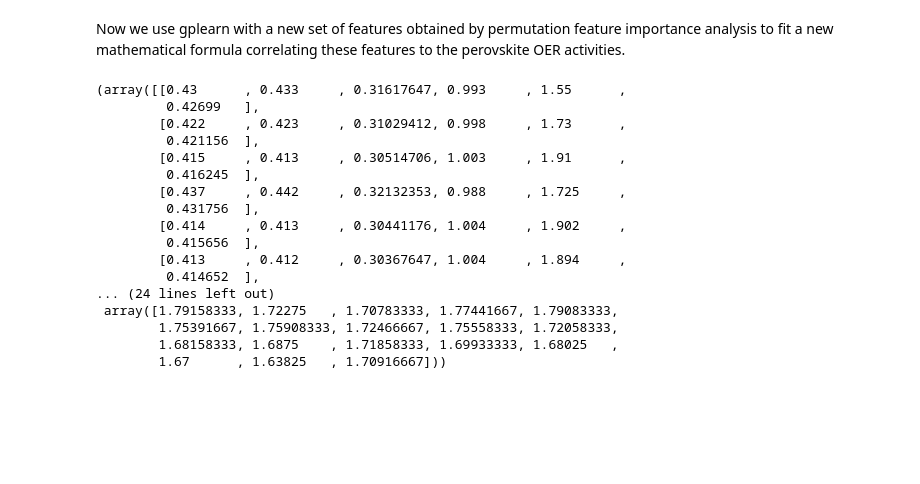
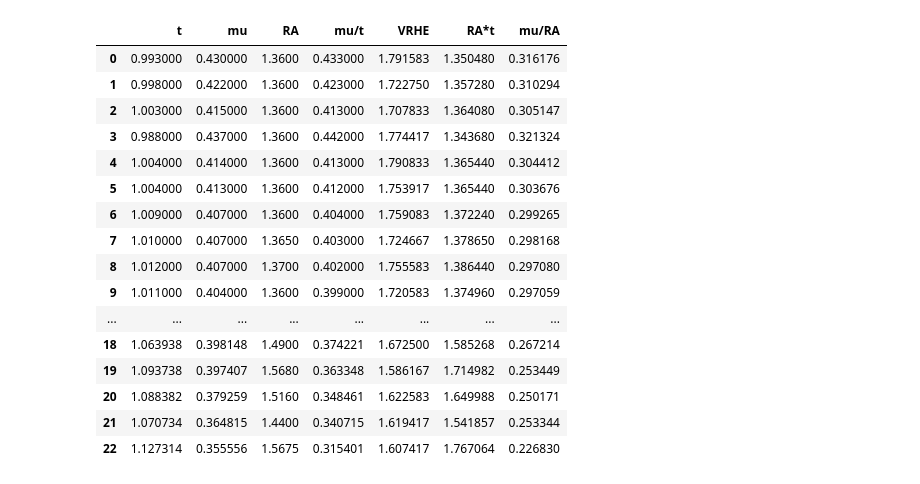
Before and after one commit to kevin-ymx/neural-net_perovskiteOER, a Jupyter notebook: 3_gplearn.ipynb, the cells around one changed output. Saved outputs shown, nothing was run; the diff lists cells and outputs as text; code cells hidden in the pictures; blank space fills up the shorter version.

```diff
--- a/3_gplearn.ipynb
+++ b/3_gplearn.ipynb
@@ -1,37 +1,28 @@
-# %% [markdown]
-Now we use gplearn with a new set of features obtained by permutation feature importance analysis to fit a new mathematical formula correlating these features to the perovskite OER activities.
 # %%
 import numpy as np
 import pandas as pd
 from gplearn.genetic import SymbolicRegressor
 from sklearn.metrics import mean_absolute_error
 from collections import defaultdict
 
-df = pd.read_excel("data_gp.xlsx")
-X = df[['mu', 'mu/t', 'mu/RA', 't', 'XB', 'mu*t']].values
-y = df['VRHE'].values
-
-X_train = X[:18, :]
-y_train = y[:18]
-X_val = X[18:, :]
-y_val = y[18:]
+df = pd.read_excel('data_gp.xlsx')
+df = df.drop(['XA', 'XB', 'QA', 'Nd', 'mu*RA', 'mu*t', 'RA/t'], axis=1)
+df
+# %% [output]
+|  | t | mu | RA | mu/t | VRHE | RA*t | mu/RA |
+| 0 | 0.993000 | 0.430000 | 1.3600 | 0.433000 | 1.791583 | 1.350480 | 0.316176 |
+| 1 | 0.998000 | 0.422000 | 1.3600 | 0.423000 | 1.722750 | 1.357280 | 0.310294 |
+| 2 | 1.003000 | 0.415000 | 1.3600 | 0.413000 | 1.707833 | 1.364080 | 0.305147 |
+| 3 | 0.988000 | 0.437000 | 1.3600 | 0.442000 | 1.774417 | 1.343680 | 0.321324 |
+| 4 | 1.004000 | 0.414000 | 1.3600 | 0.413000 | 1.790833 | 1.365440 | 0.304412 |
+| 5 | 1.004000 | 0.413000 | 1.3600 | 0.412000 | 1.753917 | 1.365440 | 0.303676 |
+| 6 | 1.009000 | 0.407000 | 1.3600 | 0.404000 | 1.759083 | 1.372240 | 0.299265 |
+| 7 | 1.010000 | 0.407000 | 1.3650 | 0.403000 | 1.724667 | 1.378650 | 0.298168 |
+| 8 | 1.012000 | 0.407000 | 1.3700 | 0.402000 | 1.755583 | 1.386440 | 0.297080 |
+| 9 | 1.011000 | 0.404000 | 1.3600 | 0.399000 | 1.720583 | 1.374960 | 0.297059 |
+| ... | ... | ... | ... | ... | ... | ... | ... |
+| 18 | 1.063938 | 0.398148 | 1.4900 | 0.374221 | 1.672500 | 1.585268 | 0.267214 |
+| 19 | 1.093738 | 0.397407 | 1.5680 | 0.363348 | 1.586167 | 1.714982 | 0.253449 |
+| 20 | 1.088382 | 0.379259 | 1.5160 | 0.348461 | 1.622583 | 1.649988 | 0.250171 |
+| 21 | 1.070734 | 0.364815 | 1.4400 | 0.340715 | 1.619417 | 1.541857 | 0.253344 |
+| 22 | 1.127314 | 0.355556 | 1.5675 | 0.315401 | 1.607417 | 1.767064 | 0.226830 |
-# %%
-X_train, y_train
-# %% [output]
-(array([[0.43      , 0.433     , 0.31617647, 0.993     , 1.55      ,
-         0.42699   ],
-        [0.422     , 0.423     , 0.31029412, 0.998     , 1.73      ,
-         0.421156  ],
-        [0.415     , 0.413     , 0.30514706, 1.003     , 1.91      ,
-         0.416245  ],
-        [0.437     , 0.442     , 0.32132353, 0.988     , 1.725     ,
-         0.431756  ],
-        [0.414     , 0.413     , 0.30441176, 1.004     , 1.902     ,
-         0.415656  ],
-        [0.413     , 0.412     , 0.30367647, 1.004     , 1.894     ,
-         0.414652  ],
-... (24 lines left out)
- array([1.79158333, 1.72275   , 1.70783333, 1.77441667, 1.79083333,
-        1.75391667, 1.75908333, 1.72466667, 1.75558333, 1.72058333,
-        1.68158333, 1.6875    , 1.71858333, 1.69933333, 1.68025   ,
-        1.67      , 1.63825   , 1.70916667]))
```
Also changed, not shown: parts of 9 cells of this notebook, 2 other files.
